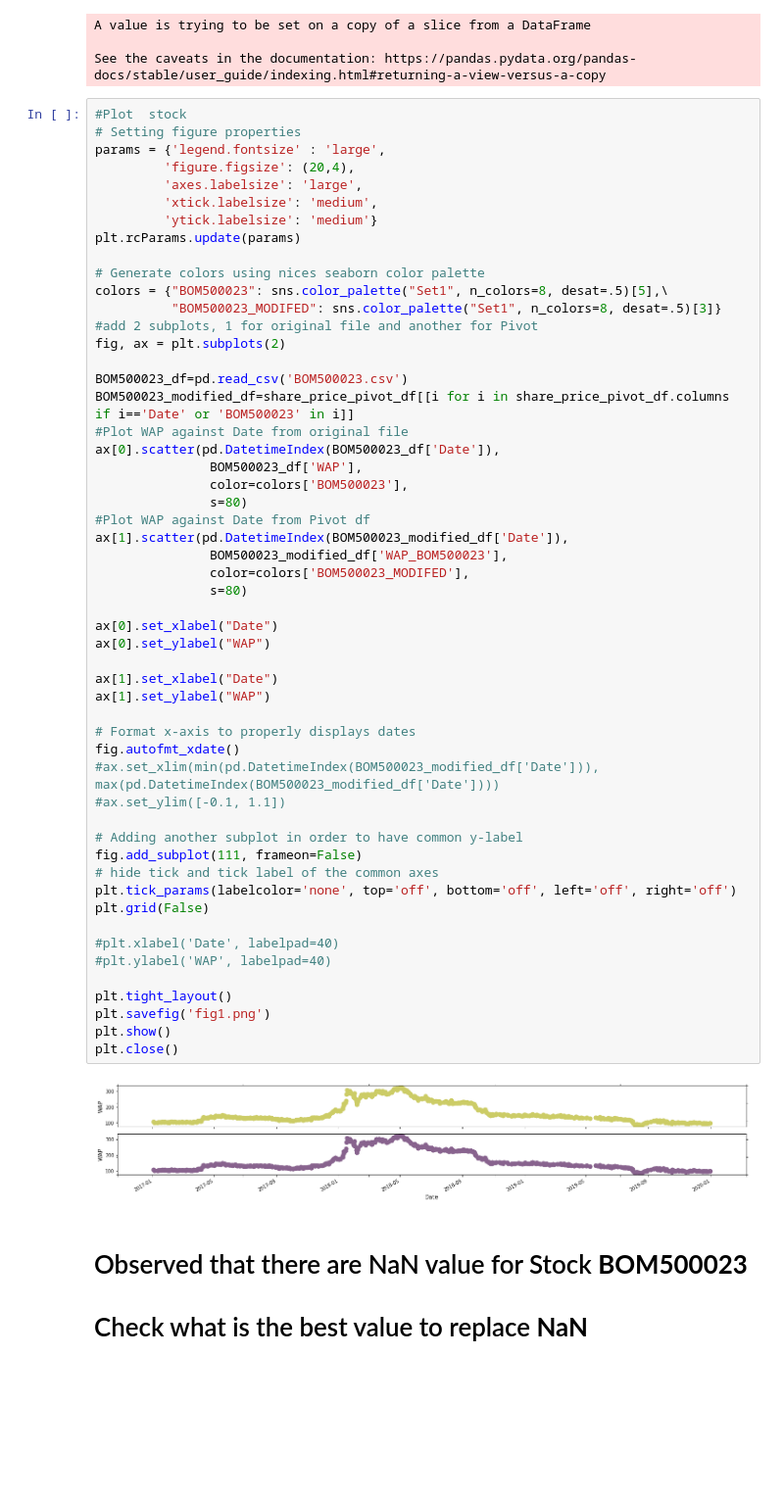
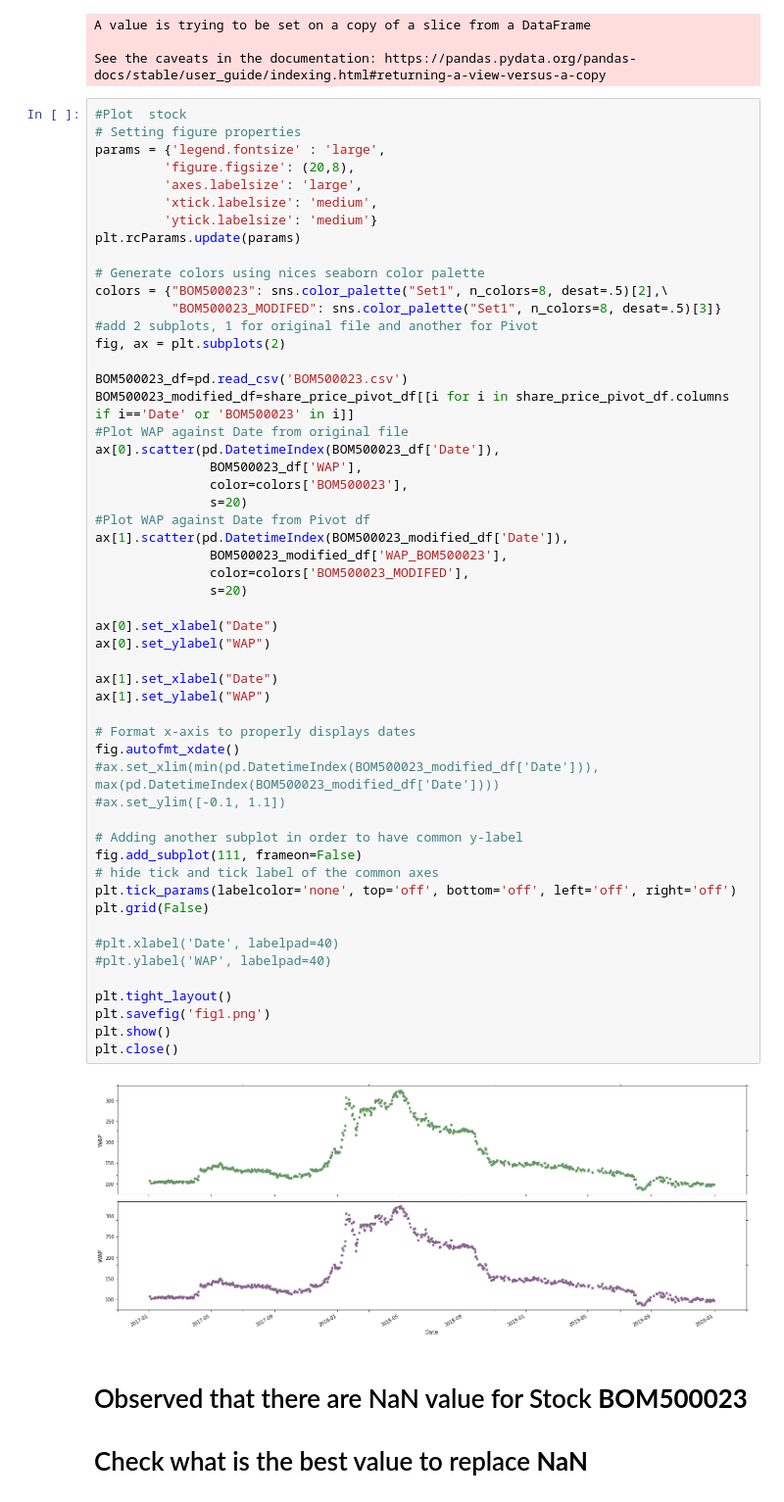
Before and after one commit to santoshgurujula/Springboard, a Jupyter notebook: DataWrangling.ipynb, the cells around one changed output. Shown: that part at 98% size. Cells and saved outputs as stored; diff of their text form; blank space fills up the shorter version.

```diff
--- a/DataWrangling.ipynb
+++ b/DataWrangling.ipynb
@@ -208,14 +208,14 @@ See the caveats in the documentation: https://pandas.pydata.org/pandas-docs/stab
 #Plot  stock
 # Setting figure properties
 params = {'legend.fontsize' : 'large',
-         'figure.figsize': (20,4),
+         'figure.figsize': (20,8),
          'axes.labelsize': 'large',
          'xtick.labelsize': 'medium',
          'ytick.labelsize': 'medium'}
 plt.rcParams.update(params)
 
 # Generate colors using nices seaborn color palette
-colors = {"BOM500023": sns.color_palette("Set1", n_colors=8, desat=.5)[5],\
+colors = {"BOM500023": sns.color_palette("Set1", n_colors=8, desat=.5)[2],\
           "BOM500023_MODIFED": sns.color_palette("Set1", n_colors=8, desat=.5)[3]}
 #add 2 subplots, 1 for original file and another for Pivot
 fig, ax = plt.subplots(2)
@@ -226,39 +226,39 @@ BOM500023_modified_df=share_price_pivot_df[[i for i in share_price_pivot_df.colu
 ax[0].scatter(pd.DatetimeIndex(BOM500023_df['Date']),
                BOM500023_df['WAP'],
                color=colors['BOM500023'],
-               s=80)
+               s=20)
 #Plot WAP against Date from Pivot df
 ax[1].scatter(pd.DatetimeIndex(BOM500023_modified_df['Date']),
                BOM500023_modified_df['WAP_BOM500023'],
                color=colors['BOM500023_MODIFED'],
-               s=80)
+               s=20)
 
 ax[0].set_xlabel("Date")
 ax[0].set_ylabel("WAP")
 
 ax[1].set_xlabel("Date")
 ax[1].set_ylabel("WAP")
 
 # Format x-axis to properly displays dates
 fig.autofmt_xdate()
 #ax.set_xlim(min(pd.DatetimeIndex(BOM500023_modified_df['Date'])), max(pd.DatetimeIndex(BOM500023_modified_df['Date'])))
 #ax.set_ylim([-0.1, 1.1])
 
 # Adding another subplot in order to have common y-label
 fig.add_subplot(111, frameon=False)
 # hide tick and tick label of the common axes
 plt.tick_params(labelcolor='none', top='off', bottom='off', left='off', right='off')
 plt.grid(False)
 
 #plt.xlabel('Date', labelpad=40)
 #plt.ylabel('WAP', labelpad=40)
 
 plt.tight_layout()
 plt.savefig('fig1.png')
 plt.show()
 plt.close()
 # %% [output]
-[figure, old version]
+[figure, new version]
 # %% [markdown]
 # Observed that there are NaN value for Stock **BOM500023**
 # Check what is the best value to replace **NaN**
```
Also changed, not shown: parts of 15 cells of this notebook.
